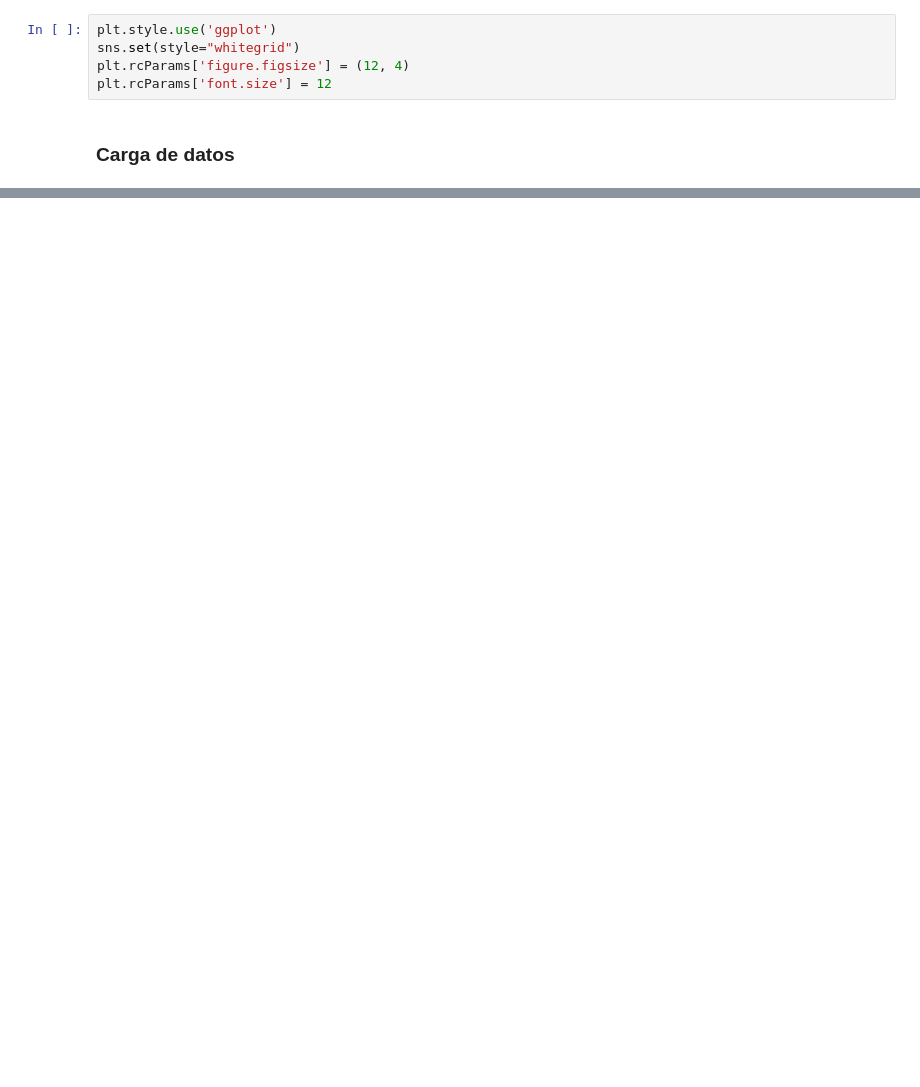
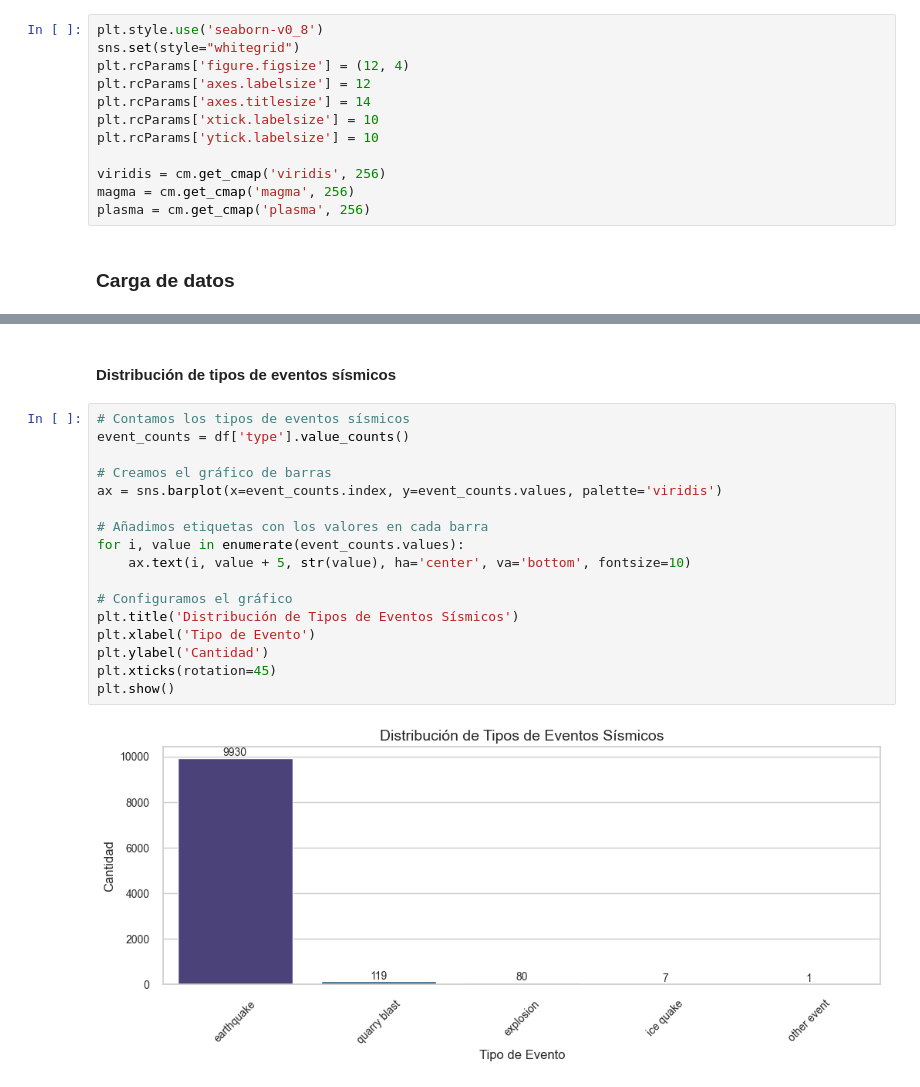
Before and after one commit to carlxngel/Investigaci-n-y-analisis-sobre-seismos, a Jupyter notebook: EDA.ipynb, the cells around one changed output, grey strips where cells are left out. Cells and saved outputs as stored; diff of their text form; blank space fills up the shorter version.

```diff
--- a/EDA.ipynb
+++ b/EDA.ipynb
@@ -12,10 +20,17 @@ warnings.filterwarnings("ignore")
 # %% [markdown]
 ### Configuraciones
 # %%
-plt.style.use('ggplot')
+plt.style.use('seaborn-v0_8')
 sns.set(style="whitegrid")
 plt.rcParams['figure.figsize'] = (12, 4)
-plt.rcParams['font.size'] = 12
+plt.rcParams['axes.labelsize'] = 12
+plt.rcParams['axes.titlesize'] = 14
+plt.rcParams['xtick.labelsize'] = 10
+plt.rcParams['ytick.labelsize'] = 10
+
+viridis = cm.get_cmap('viridis', 256)
+magma = cm.get_cmap('magma', 256)
+plasma = cm.get_cmap('plasma', 256)
 # %% [markdown]
 ### Carga de datos
 # %%
@@ -49 +64,22 @@ magSource             0
 dtype: int64
+# %% [markdown]
+#### Distribución de tipos de eventos sísmicos
+# %%
+# Contamos los tipos de eventos sísmicos
+event_counts = df['type'].value_counts()
+
+# Creamos el gráfico de barras
+ax = sns.barplot(x=event_counts.index, y=event_counts.values, palette='viridis')
+
+# Añadimos etiquetas con los valores en cada barra
+for i, value in enumerate(event_counts.values):
+    ax.text(i, value + 5, str(value), ha='center', va='bottom', fontsize=10)
+
+# Configuramos el gráfico
+plt.title('Distribución de Tipos de Eventos Sísmicos')
+plt.xlabel('Tipo de Evento')
+plt.ylabel('Cantidad')
+plt.xticks(rotation=45)
+plt.show()
+# %% [output]
+[figure, added]
```
Also changed, not shown: parts of 16 cells of this notebook, 3 other files.
